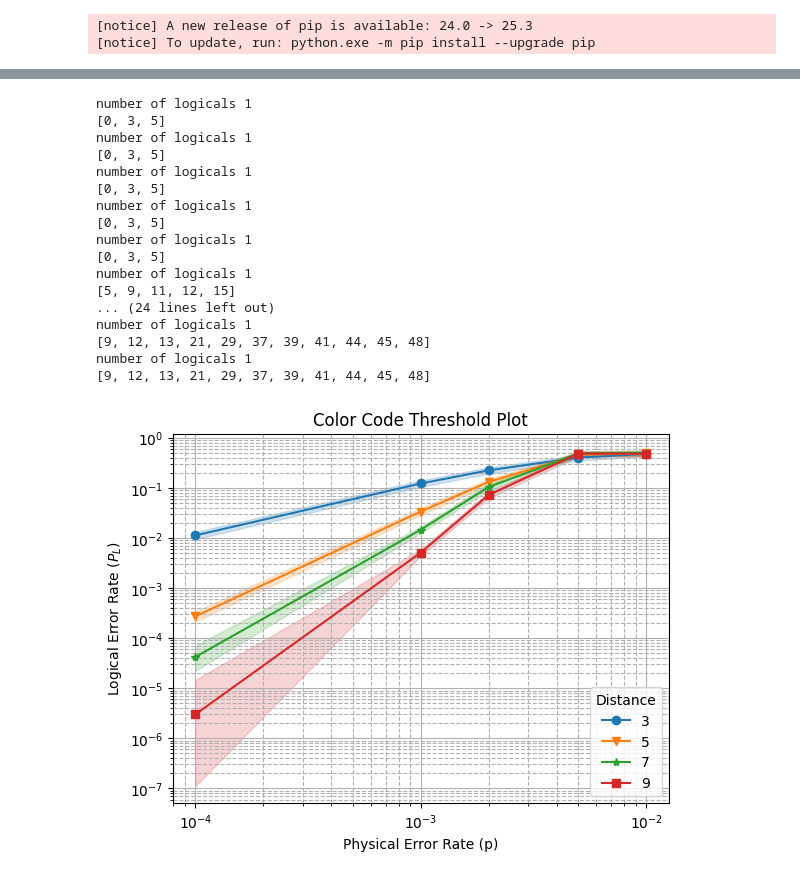
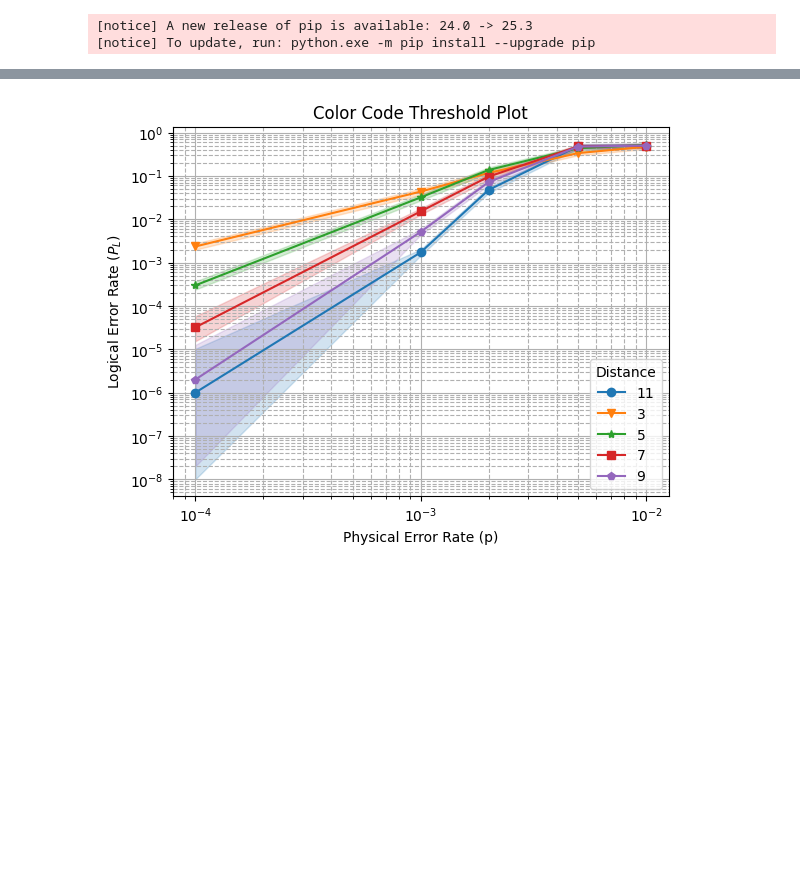
Before and after one commit to monamoeba/CST-Part-II-Project-Code, a Jupyter notebook: color_code_experiments/color_code_circuit_test.ipynb, the cells around one changed output, grey strips where cells are left out. Drawn from its saved outputs; the diff is of its cells as text; code cells hidden in the pictures; blank space fills up the shorter version.

Commit message:
surface v color graph

```diff
--- a/color_code_experiments/color_code_circuit_test.ipynb
+++ b/color_code_experiments/color_code_circuit_test.ipynb
@@ -834,10 +818,10 @@ def generate_plot():
 
     tasks = [
         sinter.Task(
-            circuit=ColorCodeCircuit666Test2(d,r,p).get_circuit(),
+            circuit=ColorCodeCircuit666(d,r,p).get_circuit(),
             json_metadata={'d': d, 'p': p, 'r': r},
         )
-        for d in [3,5,7,9]
+        for d in [3,5,7,9,11]
         for r in [d*4]
         for p in noise_levels
     ]
@@ -847,51 +831,34 @@ def generate_plot():
         tasks=tasks,
         num_workers=os.cpu_count(),
         max_shots=1000_000,
         max_errors=500,
         print_progress=False,
         decoders=['chromobius'],
         custom_decoders=chromobius.sinter_decoders(),
     )
 
     # plotting
     fig, ax = plt.subplots()
     sinter.plot_error_rate(
         ax=ax,
         stats=samples,
         x_func=lambda stats: stats.json_metadata['p'],
         group_func=lambda stats: stats.json_metadata['d'],
         failure_units_per_shot_func=lambda stats: 1,  # Probability per shot
     )
 
     ax.loglog()
     ax.set_title("Color Code Threshold Plot")
     ax.set_xlabel("Physical Error Rate (p)")
     ax.set_ylabel("Logical Error Rate ($P_L$)")
     ax.grid(which='major', linestyle='-')
     ax.grid(which='minor', linestyle='--')
     ax.legend(title='Distance')
     #plt.savefig("ImplCCThresholdPlot")
     plt.show()
 generate_plot()
 # %% [output]
-number of logicals 1
-[0, 3, 5]
-number of logicals 1
-[0, 3, 5]
-number of logicals 1
-[0, 3, 5]
-number of logicals 1
-[0, 3, 5]
-number of logicals 1
-[0, 3, 5]
-number of logicals 1
-[5, 9, 11, 12, 15]
-... (24 lines left out)
-number of logicals 1
-[9, 12, 13, 21, 29, 37, 39, 41, 44, 45, 48]
-number of logicals 1
-[9, 12, 13, 21, 29, 37, 39, 41, 44, 45, 48]
-[figure, old version]
+[figure, new version]
 # %%
 import matplotlib.pyplot as plt  # <--- 1. Import added
 import numpy as np
```
Also changed, not shown: parts of 3 cells of this notebook, 1 other file.
